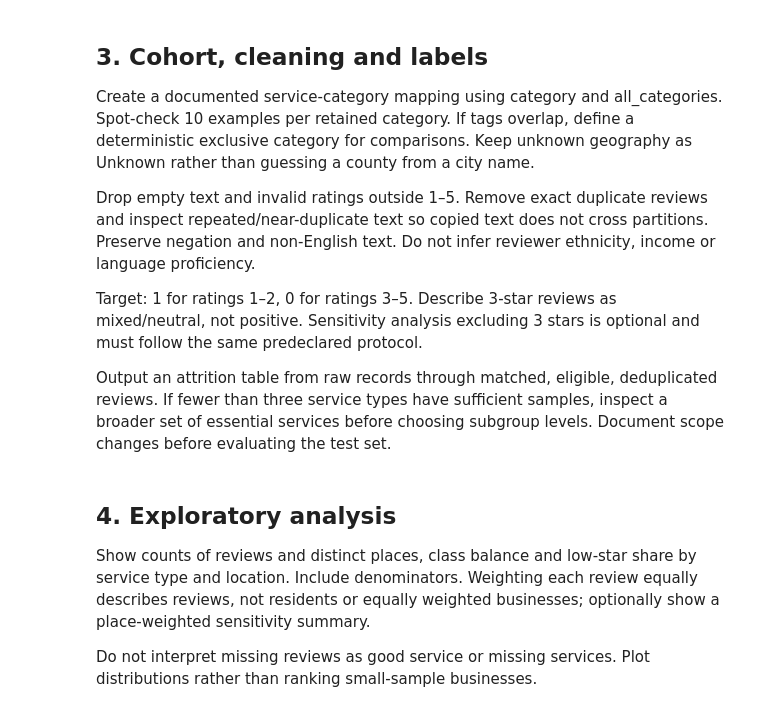
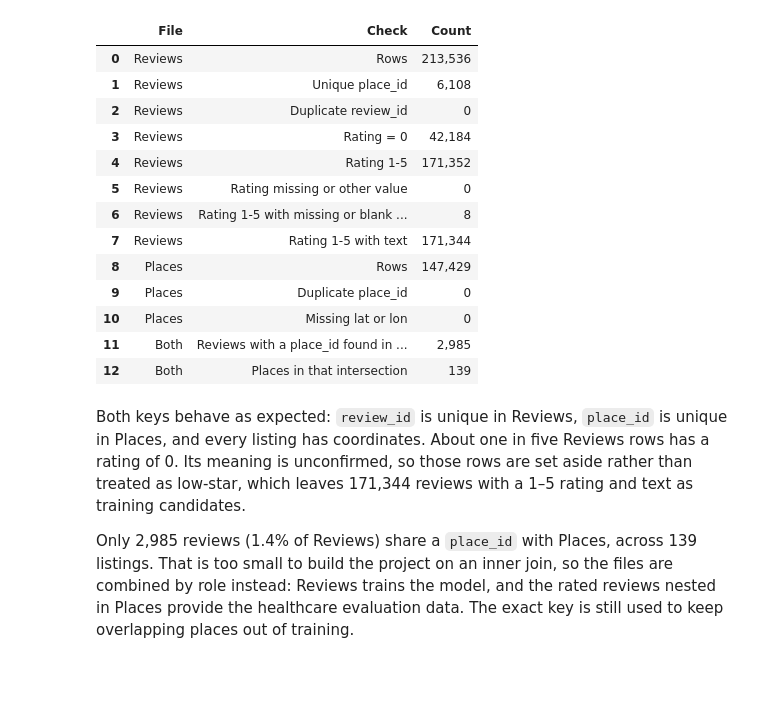
Before and after one commit to kptransfer2024-cmd/Datathon-For-SocialGood, a Jupyter notebook: analysis.ipynb, the cells around one changed output. Drawn from its saved outputs; the diff is of its cells as text; code cells hidden in the pictures; blank space fills up the shorter version.

```diff
--- a/analysis.ipynb
+++ b/analysis.ipynb
@@ -34,19 +50,59 @@ Report review match rate, unmatched records and coverage by available location.
 # %%
-# Implementation pending.
+# Reviews: keep IDs and ratings, and reduce the text to a has-text flag so the full text never stays in memory.
+review_chunks = []
+for chunk in pd.read_csv(
+    REVIEWS_PATH,
+    usecols=["place_id", "review_id", "review_rating", "review"],
+    chunksize=50_000,
+):
+    chunk["has_text"] = chunk["review"].fillna("").astype(str).str.strip().ne("")
+    review_chunks.append(chunk.drop(columns="review"))
+reviews = pd.concat(review_chunks, ignore_index=True)
+
+rating = pd.to_numeric(reviews["review_rating"], errors="coerce")
+is_zero_rating = rating.eq(0)
+is_valid_rating = rating.isin([1, 2, 3, 4, 5])
-# %% [markdown]
-## 3. Cohort, cleaning and labels
-Create a documented service-category mapping using category and all_categories. Spot-check 10 examples per retained category. If tags overlap, define a deterministic exclusive category for comparisons. Keep unknown geography as Unknown rather than guessing a county from a city name.
-
-Drop empty text and invalid ratings outside 1–5. Remove exact duplicate reviews and inspect repeated/near-duplicate text so copied text does not cross partitions. Preserve negation and non-English text. Do not infer reviewer ethnicity, income or language proficiency.
-
-Target: 1 for ratings 1–2, 0 for ratings 3–5. Describe 3-star reviews as mixed/neutral, not positive. Sensitivity analysis excluding 3 stars is optional and must follow the same predeclared protocol.
-
-Output an attrition table from raw records through matched, eligible, deduplicated reviews. If fewer than three service types have sufficient samples, inspect a broader set of essential services before choosing subgroup levels. Document scope changes before evaluating the test set.
+# %%
+# Places: the listing ID must be unique for it to work as a key, and every listing needs coordinates for the county filter.
+places = pd.read_csv(PLACES_PATH, usecols=["place_id", "lat", "lon"])
+
+# Exact place_id intersection between the two files.
+in_places = reviews["place_id"].isin(places["place_id"])
 # %%
-# Implementation pending.
+checks = [
+    ("Reviews", "Rows", len(reviews)),
+    ("Reviews", "Unique place_id", reviews["place_id"].nunique()),
+    ("Reviews", "Duplicate review_id", int(reviews["review_id"].duplicated().sum())),
+    ("Reviews", "Rating = 0", int(is_zero_rating.sum())),
+    ("Reviews", "Rating 1-5", int(is_valid_rating.sum())),
+    ("Reviews", "Rating missing or other value", int((~is_zero_rating & ~is_valid_rating).sum())),
+    ("Reviews", "Rating 1-5 with missing or blank text", int((is_valid_rating & ~reviews["has_text"]).sum())),
+    ("Reviews", "Rating 1-5 with text", int((is_valid_rating & reviews["has_text"]).sum())),
+    ("Places", "Rows", len(places)),
+    ("Places", "Duplicate place_id", int(places["place_id"].duplicated().sum())),
+    ("Places", "Missing lat or lon", int(places[["lat", "lon"]].isna().any(axis=1).sum())),
+    ("Both", "Reviews with a place_id found in Places", int(in_places.sum())),
+    ("Both", "Places in that intersection", reviews.loc[in_places, "place_id"].nunique()),
+]
+check_table = pd.DataFrame(checks, columns=["File", "Check", "Count"])
+check_table.assign(Count=check_table["Count"].map("{:,}".format))
+# %% [output]
+|  | File | Check | Count |
+| 0 | Reviews | Rows | 213,536 |
+| 1 | Reviews | Unique place_id | 6,108 |
+| 2 | Reviews | Duplicate review_id | 0 |
+| 3 | Reviews | Rating = 0 | 42,184 |
+| 4 | Reviews | Rating 1-5 | 171,352 |
+| 5 | Reviews | Rating missing or other value | 0 |
+| 6 | Reviews | Rating 1-5 with missing or blank ... | 8 |
+| 7 | Reviews | Rating 1-5 with text | 171,344 |
+| 8 | Places | Rows | 147,429 |
+| 9 | Places | Duplicate place_id | 0 |
+| 10 | Places | Missing lat or lon | 0 |
+| 11 | Both | Reviews with a place_id found in ... | 2,985 |
+| 12 | Both | Places in that intersection | 139 |
 # %% [markdown]
-## 4. Exploratory analysis
-Show counts of reviews and distinct places, class balance and low-star share by service type and location. Include denominators. Weighting each review equally describes reviews, not residents or equally weighted businesses; optionally show a place-weighted sensitivity summary.
+Both keys behave as expected: `review_id` is unique in Reviews, `place_id` is unique in Places, and every listing has coordinates. About one in five Reviews rows has a rating of 0. Its meaning is unconfirmed, so those rows are set aside rather than treated as low-star, which leaves 171,344 reviews with a 1–5 rating and text as training candidates.
 
-Do not interpret missing reviews as good service or missing services. Plot distributions rather than ranking small-sample businesses.
+Only 2,985 reviews (1.4% of Reviews) share a `place_id` with Places, across 139 listings. That is too small to build the project on an inner join, so the files are combined by role instead: Reviews trains the model, and the rated reviews nested in Places provide the healthcare evaluation data. The exact key is still used to keep overlapping places out of training.
 # %%
```
Also changed, not shown: parts of 35 cells of this notebook, 1 other file.
